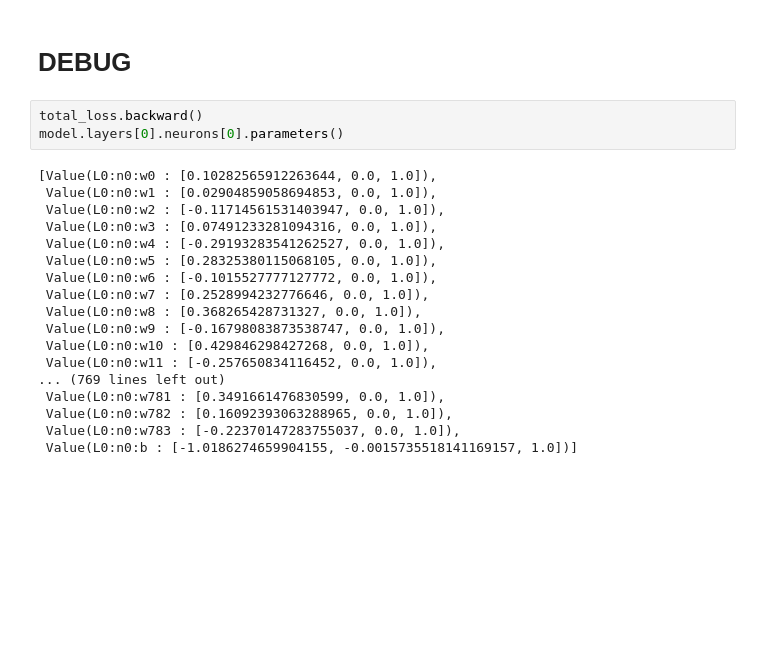
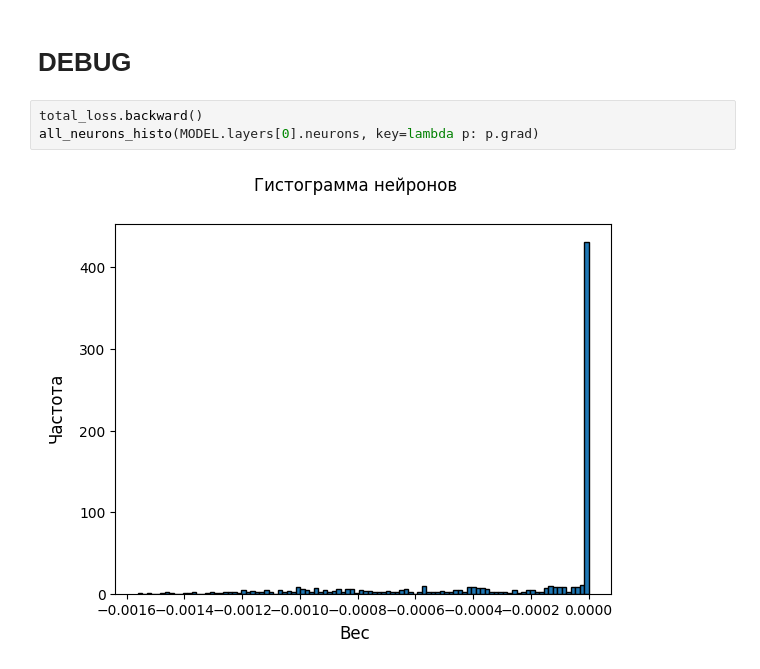
Before and after one commit to AndreyE/micrograd, a Jupyter notebook: mnist.ipynb, the cells around one changed output. Cells and saved outputs as stored; diff of their text form; blank space fills up the shorter version.

```diff
--- a/mnist.ipynb
+++ b/mnist.ipynb
@@ -230,22 +262,6 @@ step 0: loss 8.0, accuracy 70.0%
 # DEBUG
 # %%
 total_loss.backward()
-model.layers[0].neurons[0].parameters()
+all_neurons_histo(MODEL.layers[0].neurons, key=lambda p: p.grad)
 # %% [output]
-[Value(L0:n0:w0 : [0.10282565912263644, 0.0, 1.0]),
- Value(L0:n0:w1 : [0.02904859058694853, 0.0, 1.0]),
- Value(L0:n0:w2 : [-0.11714561531403947, 0.0, 1.0]),
- Value(L0:n0:w3 : [0.07491233281094316, 0.0, 1.0]),
- Value(L0:n0:w4 : [-0.29193283541262527, 0.0, 1.0]),
- Value(L0:n0:w5 : [0.28325380115068105, 0.0, 1.0]),
- Value(L0:n0:w6 : [-0.1015527777127772, 0.0, 1.0]),
- Value(L0:n0:w7 : [0.2528994232776646, 0.0, 1.0]),
- Value(L0:n0:w8 : [0.368265428731327, 0.0, 1.0]),
- Value(L0:n0:w9 : [-0.16798083873538747, 0.0, 1.0]),
- Value(L0:n0:w10 : [0.429846298427268, 0.0, 1.0]),
- Value(L0:n0:w11 : [-0.257650834116452, 0.0, 1.0]),
-... (769 lines left out)
- Value(L0:n0:w781 : [0.3491661476830599, 0.0, 1.0]),
- Value(L0:n0:w782 : [0.16092393063288965, 0.0, 1.0]),
- Value(L0:n0:w783 : [-0.22370147283755037, 0.0, 1.0]),
- Value(L0:n0:b : [-1.0186274659904155, -0.0015735518141169157, 1.0])]
+[figure, added]
```
Also changed, not shown: parts of 12 cells of this notebook, 4 other files.
